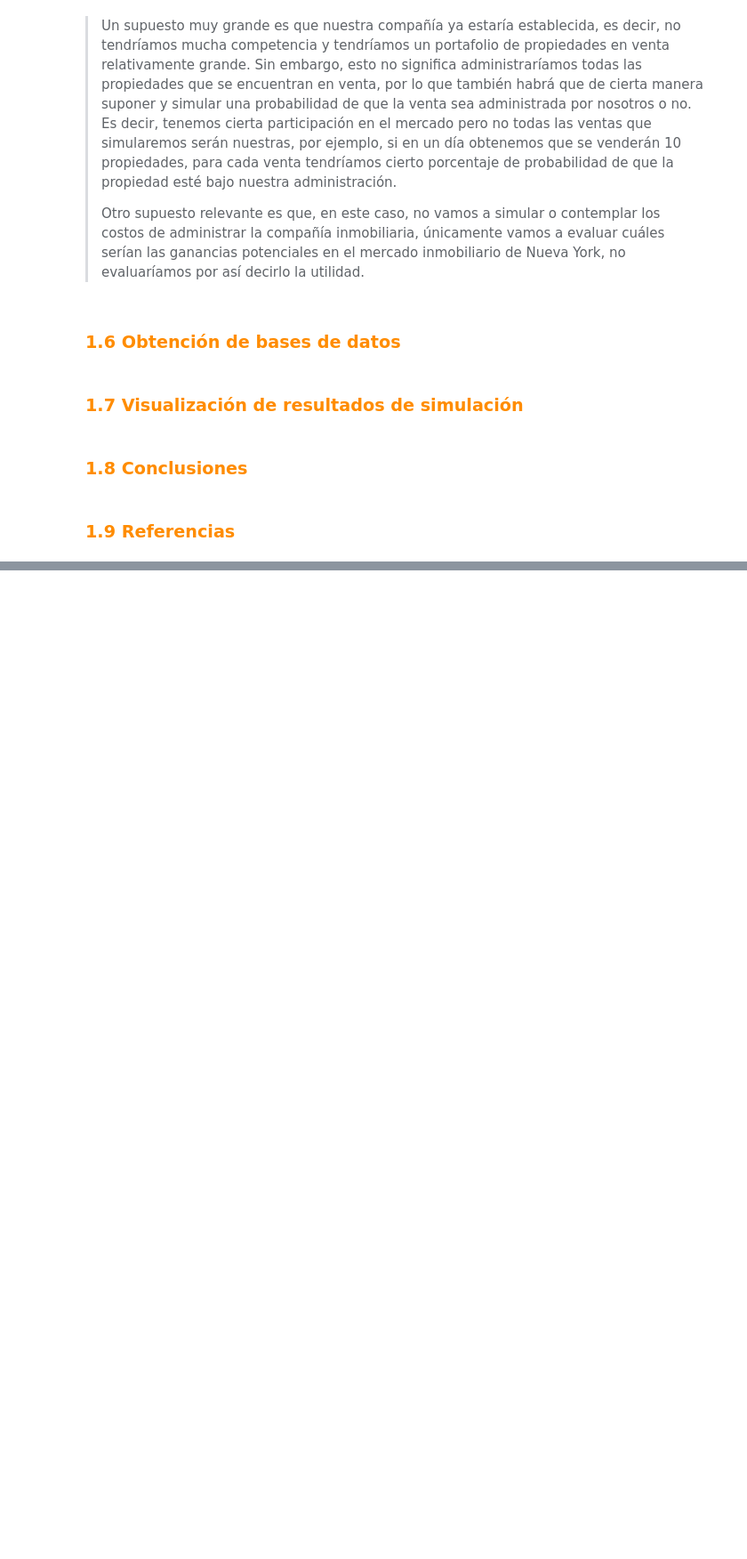
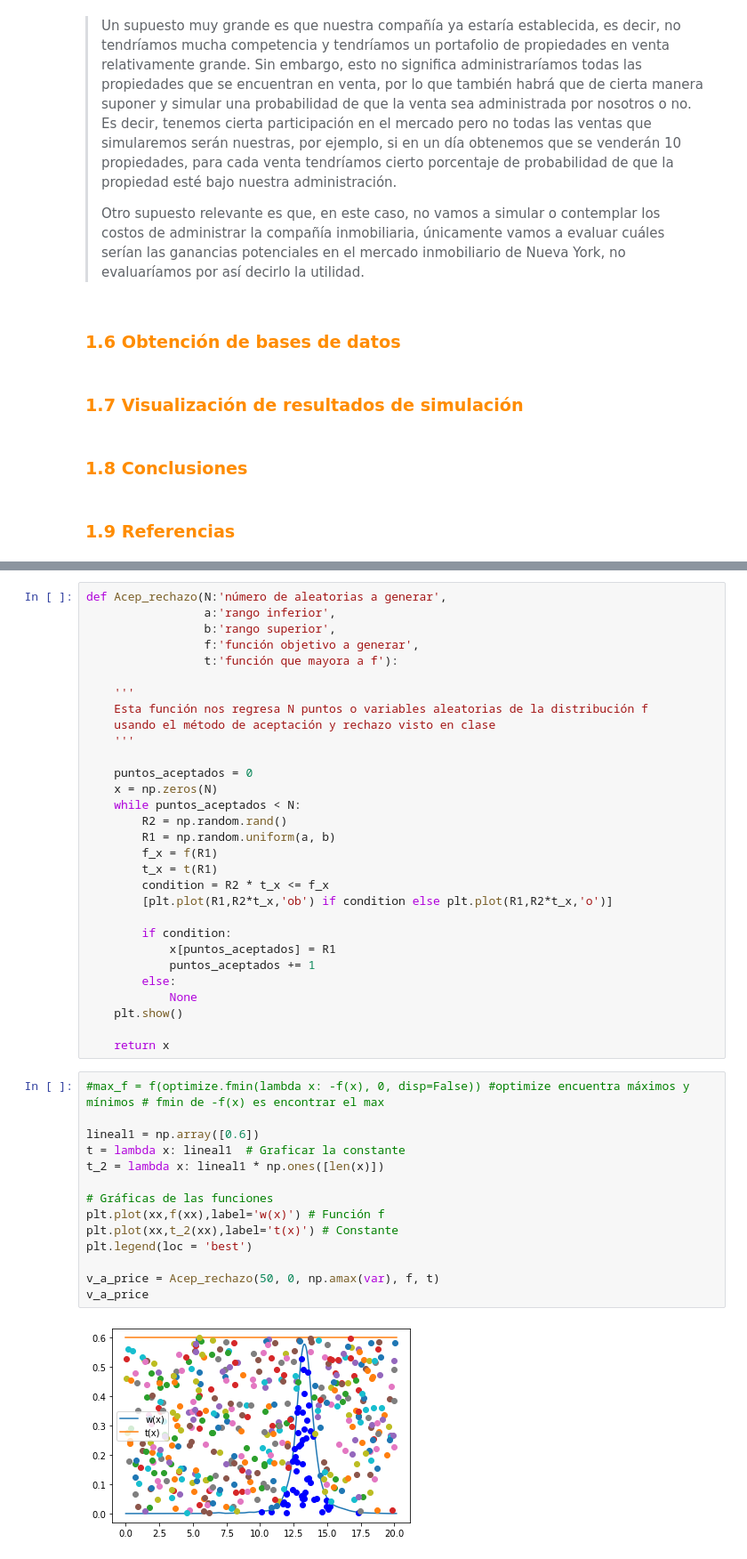
Before and after one commit to danielperhez/Proyecto_PRivera_CPerez, a Jupyter notebook: Proyecto_PRivera_CPerez.ipynb, the cells around one changed output, grey strips where cells are left out. Shown at 89% size. Saved outputs shown, nothing was run; the diff lists cells and outputs as text; blank space fills up the shorter version.

```diff
--- a/Proyecto_PRivera_CPerez.ipynb
+++ b/Proyecto_PRivera_CPerez.ipynb
@@ -136,0 +236,46 @@ En el grupo deben haber mínimo dos integrantes y máximo tres integrantes. Para
+# %%
+def Acep_rechazo(N:'número de aleatorias a generar',
+                 a:'rango inferior',
+                 b:'rango superior',
+                 f:'función objetivo a generar',
+                 t:'función que mayora a f'):
+
+    '''
+    Esta función nos regresa N puntos o variables aleatorias de la distribución f
+    usando el método de aceptación y rechazo visto en clase
+    '''
+
+    puntos_aceptados = 0
+    x = np.zeros(N)
+    while puntos_aceptados < N:
+        R2 = np.random.rand()
+        R1 = np.random.uniform(a, b)
+        f_x = f(R1)
+        t_x = t(R1)
+        condition = R2 * t_x <= f_x
+        [plt.plot(R1,R2*t_x,'ob') if condition else plt.plot(R1,R2*t_x,'o')]
+
+        if condition:
+            x[puntos_aceptados] = R1
+            puntos_aceptados += 1
+        else:
+            None
+    plt.show()
+
+    return x
+# %%
+#max_f = f(optimize.fmin(lambda x: -f(x), 0, disp=False)) #optimize encuentra máximos y mínimos # fmin de -f(x) es encontrar el max
+
+lineal1 = np.array([0.6])
+t = lambda x: lineal1  # Graficar la constante
+t_2 = lambda x: lineal1 * np.ones([len(x)])
+
+# Gráficas de las funciones
+plt.plot(xx,f(xx),label='w(x)') # Función f
+plt.plot(xx,t_2(xx),label='t(x)') # Constante
+plt.legend(loc = 'best')
+
+v_a_price = Acep_rechazo(50, 0, np.amax(var), f, t)
+v_a_price
+# %% [output]
+[figure, added]
```
Also changed, not shown: parts of 51 cells of this notebook, 2 other files.
